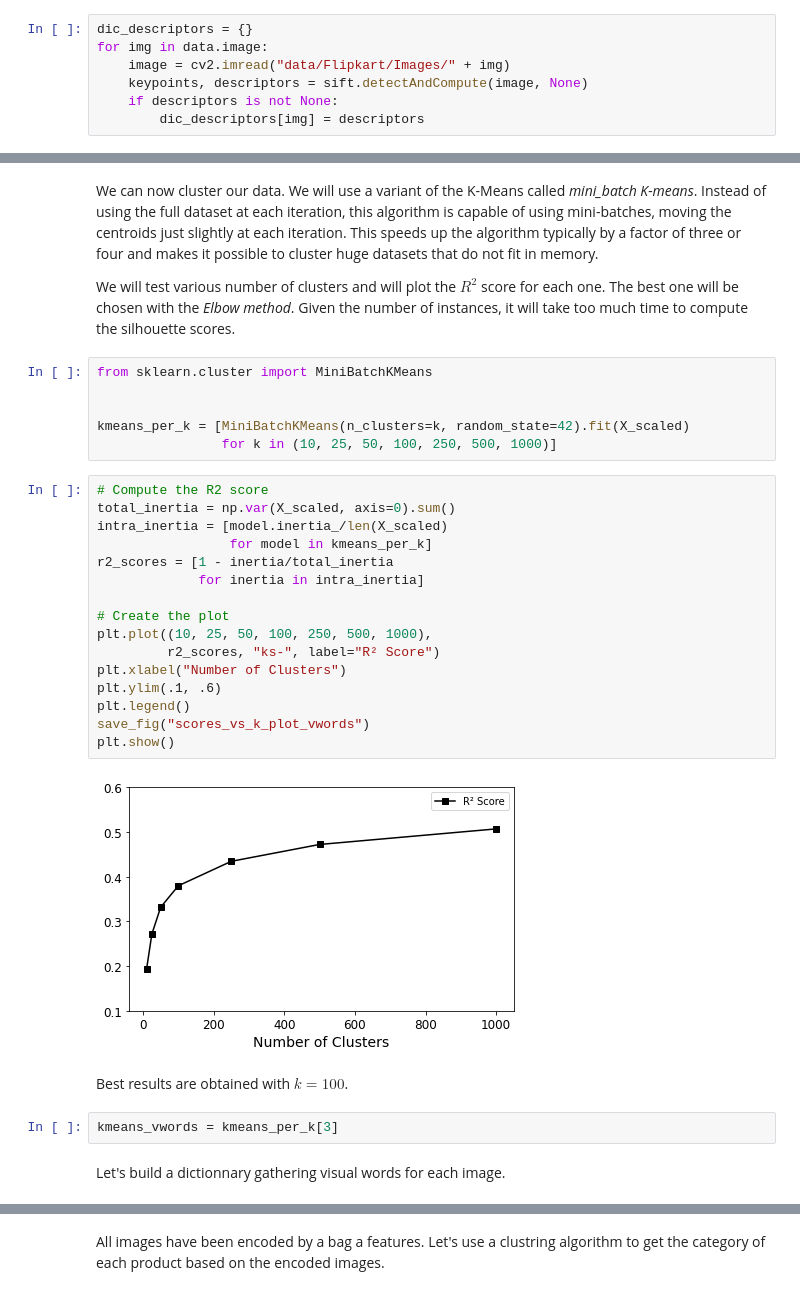
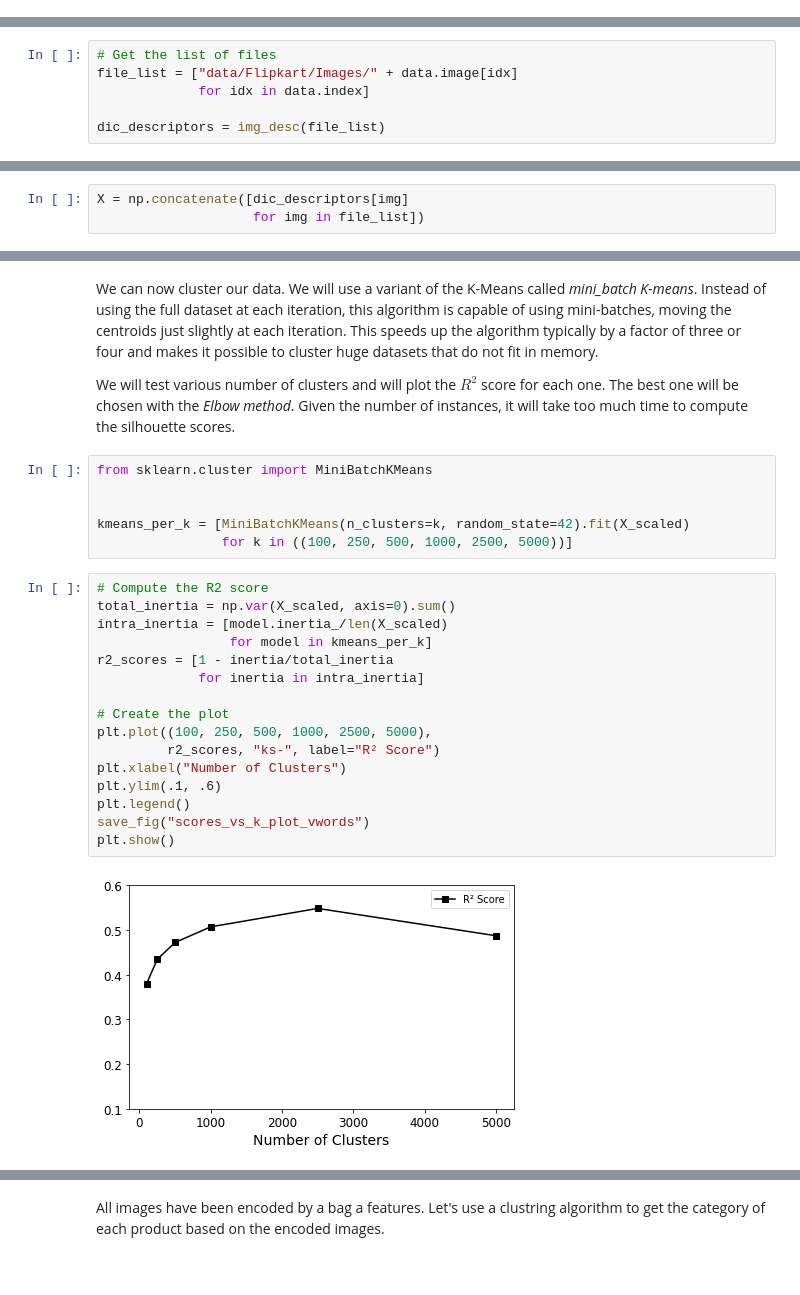
Before and after one commit to Pierre-Eloi/OC_DS_Project6, a Jupyter notebook: automatic_classification.ipynb, the cells around one changed output, grey strips where cells are left out. Saved outputs shown, nothing was run; the diff lists cells and outputs as text.

```diff
--- a/automatic_classification.ipynb
+++ b/automatic_classification.ipynb
@@ -981,7 +976,0 @@ Let's compute the feature descriptors for each image
-# %%
-dic_descriptors = {}
-for img in data.image:
-    image = cv2.imread("data/Flipkart/Images/" + img)
-    keypoints, descriptors = sift.detectAndCompute(image, None)
-    if descriptors is not None:
-        dic_descriptors[img] = descriptors
@@ -987,0 +1016,6 @@ for img in data.image:
+# %%
+# Get the list of files
+file_list = ["data/Flipkart/Images/" + data.image[idx]
+             for idx in data.index]
+
+dic_descriptors = img_desc(file_list)
@@ -1002,3 +1034,6 @@ X = np.concatenate([dic_descriptors[key]
+# %%
+X = np.concatenate([dic_descriptors[img]
+                    for img in file_list])
 # %% [markdown]
 Most of Machine learning algorithms (including clustering ones) do not perform well when numerical data have different scales.
 To scale data we will use the `StandardScaler` class from the *sklearn.preprocessing* package. This transformer standardizes data, meaning it subtracts the mean value, and then it divides by the standard deviation so that the resulting distribution has unit variance.
@@ -1020,28 +1055,22 @@ from sklearn.cluster import MiniBatchKMeans
 
 
 kmeans_per_k = [MiniBatchKMeans(n_clusters=k, random_state=42).fit(X_scaled)
-                for k in (10, 25, 50, 100, 250, 500, 1000)]
+                for k in ((100, 250, 500, 1000, 2500, 5000))]
 # %%
 # Compute the R2 score
 total_inertia = np.var(X_scaled, axis=0).sum()
 intra_inertia = [model.inertia_/len(X_scaled)
                  for model in kmeans_per_k]
 r2_scores = [1 - inertia/total_inertia
              for inertia in intra_inertia]
 
 # Create the plot
-plt.plot((10, 25, 50, 100, 250, 500, 1000),
+plt.plot((100, 250, 500, 1000, 2500, 5000),
          r2_scores, "ks-", label="R² Score")
 plt.xlabel("Number of Clusters")
 plt.ylim(.1, .6)
 plt.legend()
 save_fig("scores_vs_k_plot_vwords")
 plt.show()
 # %% [output]
-[figure, old version]
+[figure, new version]
-# %% [markdown]
-Best results are obtained with $k=100$.
-# %%
-kmeans_vwords = kmeans_per_k[3]
-# %% [markdown]
-Let's build a dictionnary gathering visual words for each image.
```
Also changed, not shown: parts of 51 cells of this notebook.
